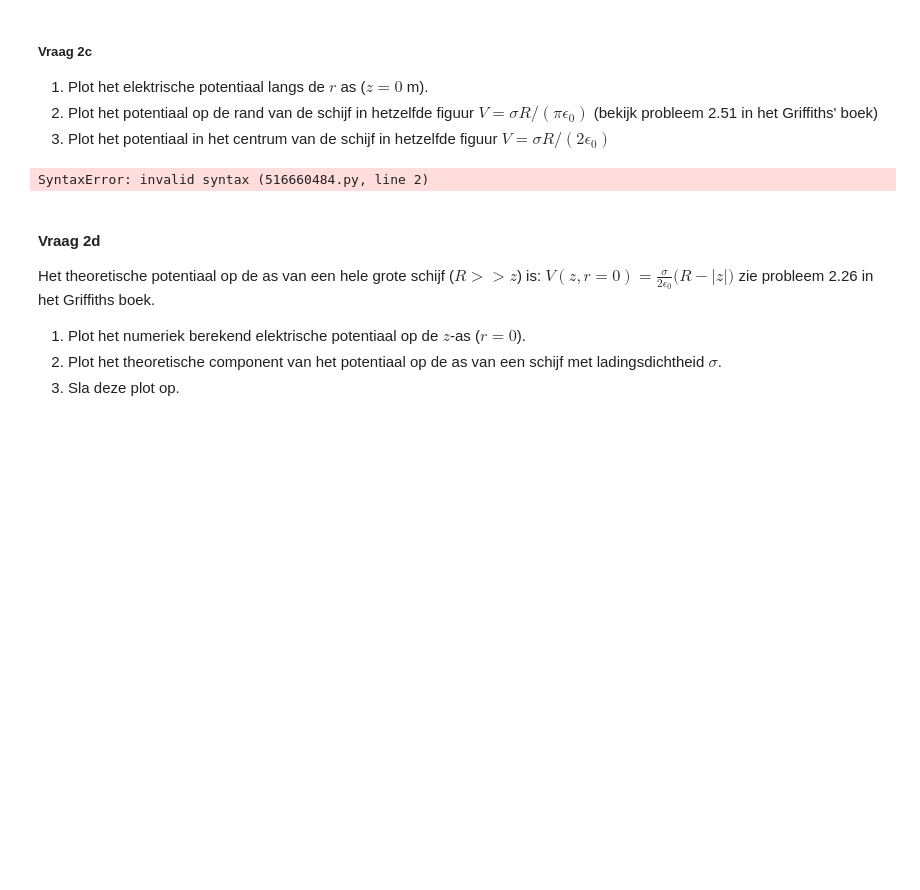
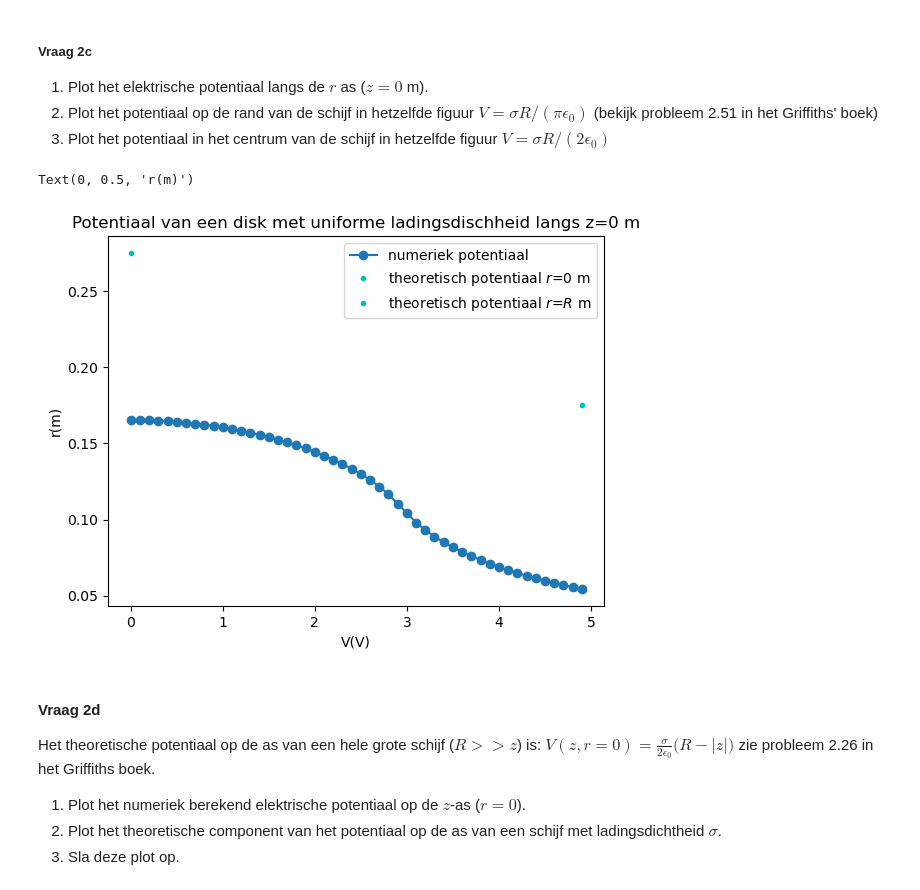
Before and after one commit to beanmachine123/opdrachten-DEF-D, a Jupyter notebook: DigitaleOntwerpopdrachten/1CondensatorOpdracht/CondensatorOntwerpopdracht.ipynb, the cells around one changed output. Saved outputs shown, nothing was run; the diff lists cells and outputs as text; code cells hidden in the pictures; blank space fills up the shorter version.

```diff
--- a/DigitaleOntwerpopdrachten/1CondensatorOpdracht/CondensatorOntwerpopdracht.ipynb
+++ b/DigitaleOntwerpopdrachten/1CondensatorOpdracht/CondensatorOntwerpopdracht.ipynb
@@ -212,22 +212,27 @@ De ladingsdichtheid op de schijf is: 9.95e-13 C/m^2
 3. Plot het potentiaal in het centrum van de schijf in hetzelfde figuur $V = \sigma R/(2 \epsilon_0)$
 # %%
 # Vul deze code aan zodat deze vraag 2.3 beantwoord.
-idx_z_zero =
+idx_z_zero = find_idx_nearest(z,0)
 
-V_0 =  # potentiaal op r = 0
+#V_0 = #V[idx_z_zero, 0]  # potentiaal op r = 0
 
-V_R =  # potentiaal op de straal van de schijf
-r_R =  # straal van de schijf
+V_R = V[idx_z_zero, -1]  # potentiaal op de straal van de schijf
+r_R = r[-1]  # straal van de schijf
 
-plt.title(f"Jullie titel")
-plt.plot(r, V, "o-", label="numeriek potentiaal")
+V_0 = ladingsdichtheid_disk * r_R / (2 * epsilon0)
+V_R = ladingsdichtheid_disk *r_R / (np.pi *epsilon0)
+
+
+plt.title(f"Potentiaal van een disk met uniforme ladingsdischheid langs z=0 m")
+plt.plot(r, V[idx_z_zero, :], "o-", label="numeriek potentiaal")
 plt.plot(0, V_0, "c.", label="theoretisch potentiaal $r$=0 m")
 plt.plot(r_R, V_R, "c.", label="theoretisch potentiaal $r$=$R$ m")
 plt.legend()
-plt.xlabel("Een relevante eenheid")
-plt.ylabel("Een relevante eenheid")
+plt.xlabel("V(V)")
+plt.ylabel("r(m)")
 # %% [output]
-SyntaxError: invalid syntax (516660484.py, line 2)
+Text(0, 0.5, 'r(m)')
+[figure, added]
 # %% [markdown]
 #### Vraag 2d
 
```
